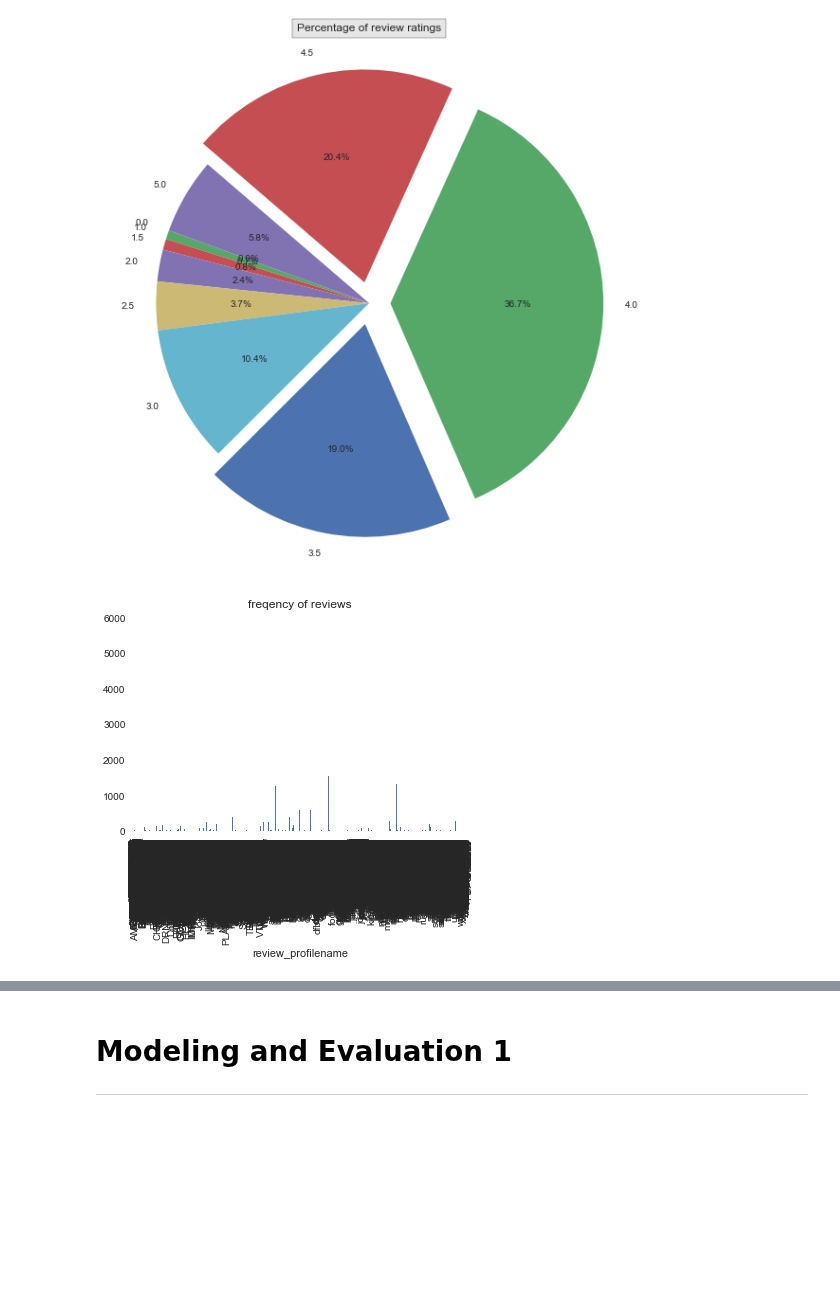
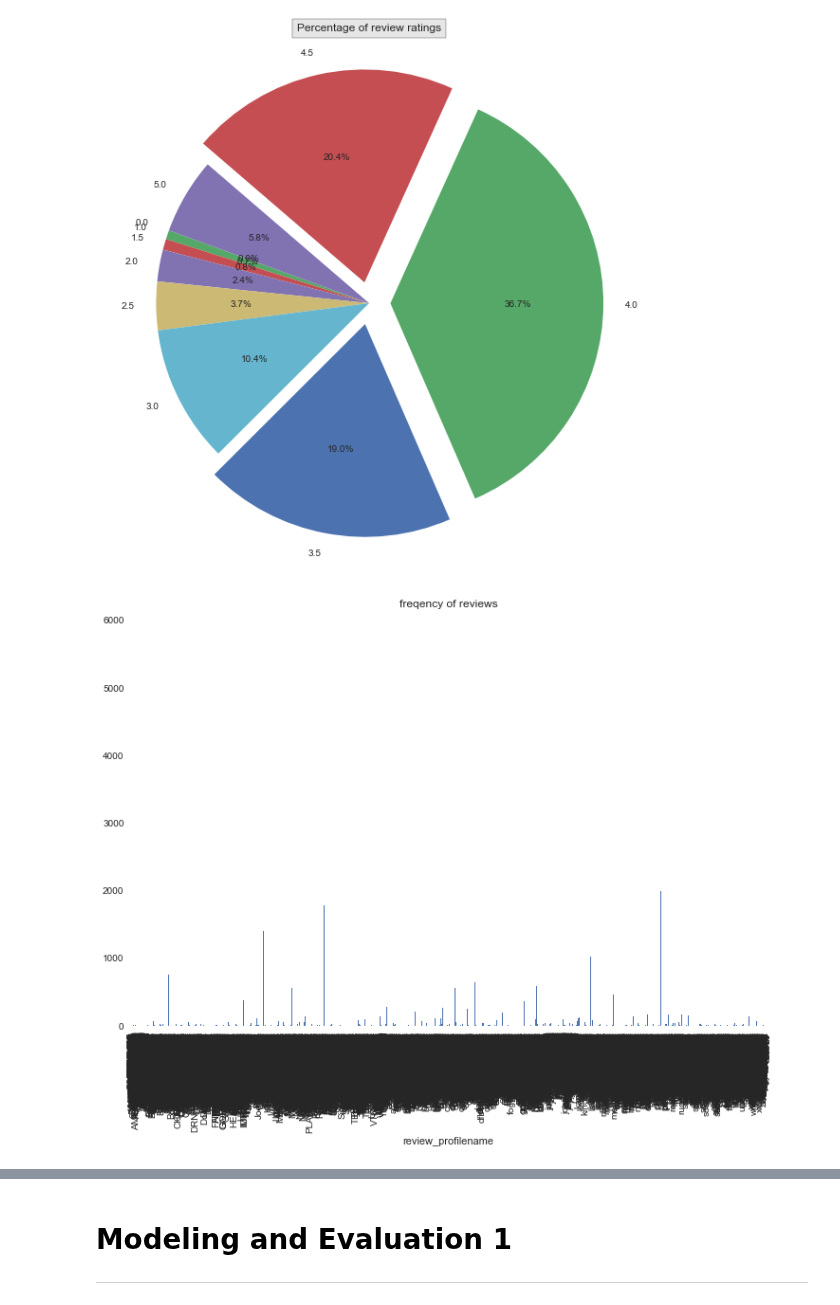
Before and after one commit to wkerneck/DataMiningClass, a Jupyter notebook: 7331_Data_MiningProject_3_CC.ipynb, the cells around one changed output, grey strips where cells are left out. Saved outputs shown, nothing was run; the diff lists cells and outputs as text; code cells hidden in the pictures; blank space fills up the shorter version.

```diff
--- a/7331_Data_MiningProject_3_CC.ipynb
+++ b/7331_Data_MiningProject_3_CC.ipynb
@@ -403,9 +403,14 @@ pl.show()
 # %%
 %matplotlib inline
 usercount = beerDF.groupby(by='review_profilename')
 usercount = usercount.size()
 usercountplot = usercount.plot(kind='bar', title='freqency of reviews',) #bar chart
 usercountplot
+
+F = gcf()
+Size = F.get_size_inches()
+F.set_size_inches(Size[0]*2, Size[1]*2, forward=True)
+
 pl.show()
 # %% [output]
-[figure, old version]
+[figure, new version]
```
Also changed, not shown: parts of 25 cells of this notebook.
